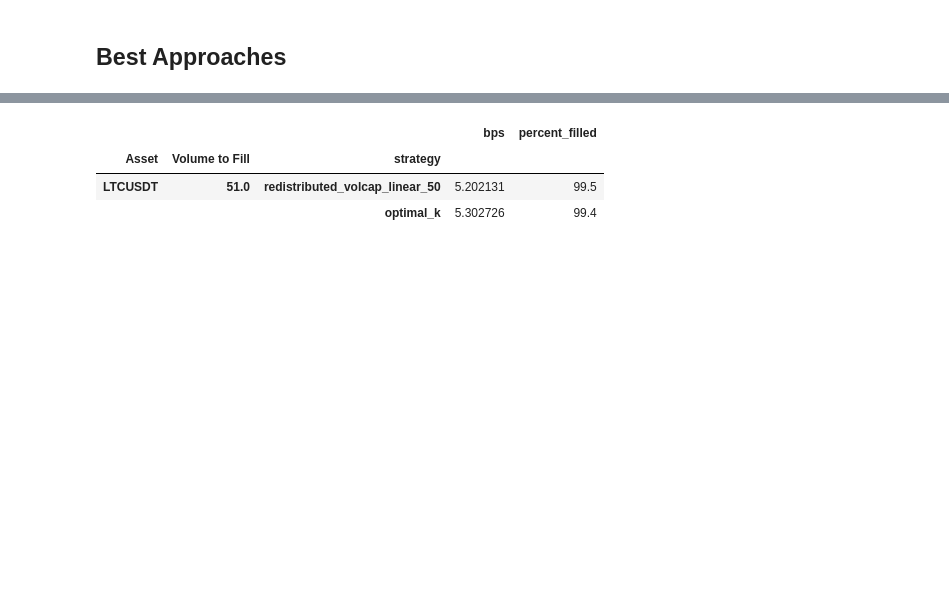
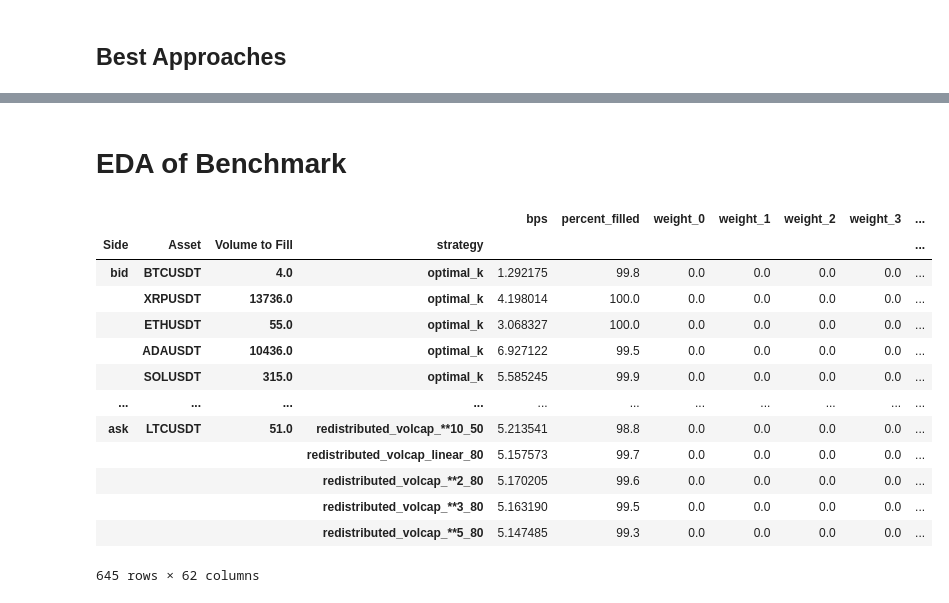
Before and after one commit to JosephZacharyGawlik/Ultramarin, a Jupyter notebook: capping.ipynb, the cells around one changed output, grey strips where cells are left out. Cells and saved outputs as stored; diff of their text form; code cells hidden in the pictures; blank space fills up the shorter version.

Commit message:
completed joe benchmark

```diff
--- a/capping.ipynb
+++ b/capping.ipynb
@@ -715,7 +744,2 @@ get_top_with_optimal(benchmark, data_assets[5], top_n=1)
 # %%
-get_top_with_optimal(benchmark, data_assets[6], top_n=1)
+get_top_with_optimal(benchmark.loc["ask"], data_assets[6], top_n=1).drop(columns=positions_cols)
-# %% [output]
-|  |  |  | bps | percent_filled |
-| Asset | Volume to Fill | strategy |  |  |
-| LTCUSDT | 51.0 | redistributed_volcap_linear_50 | 5.202131 | 99.5 |
-|  |  | optimal_k | 5.302726 | 99.4 |
@@ -721,0 +750,21 @@ get_top_with_optimal(benchmark, data_assets[6], top_n=1)
+# %% [markdown]
+# EDA of Benchmark
+# %%
+old_benchmark = pd.read_csv("benchmark_results.csv", index_col=[0, 1, 2, 3])
+# %%
+old_benchmark#.index
+# %% [output]
+|  |  |  |  | bps | percent_filled | weight_0 | weight_1 | weight_2 | weight_3 | ... |
+| Side | Asset | Volume to Fill | strategy |  |  |  |  |  |  | ... |
+| bid | BTCUSDT | 4.0 | optimal_k | 1.292175 | 99.8 | 0.0 | 0.0 | 0.0 | 0.0 | ... |
+|  | XRPUSDT | 13736.0 | optimal_k | 4.198014 | 100.0 | 0.0 | 0.0 | 0.0 | 0.0 | ... |
+|  | ETHUSDT | 55.0 | optimal_k | 3.068327 | 100.0 | 0.0 | 0.0 | 0.0 | 0.0 | ... |
+|  | ADAUSDT | 10436.0 | optimal_k | 6.927122 | 99.5 | 0.0 | 0.0 | 0.0 | 0.0 | ... |
+|  | SOLUSDT | 315.0 | optimal_k | 5.585245 | 99.9 | 0.0 | 0.0 | 0.0 | 0.0 | ... |
+| ... | ... | ... | ... | ... | ... | ... | ... | ... | ... | ... |
+| ask | LTCUSDT | 51.0 | redistributed_volcap_**10_50 | 5.213541 | 98.8 | 0.0 | 0.0 | 0.0 | 0.0 | ... |
+|  |  |  | redistributed_volcap_linear_80 | 5.157573 | 99.7 | 0.0 | 0.0 | 0.0 | 0.0 | ... |
+|  |  |  | redistributed_volcap_**2_80 | 5.170205 | 99.6 | 0.0 | 0.0 | 0.0 | 0.0 | ... |
+|  |  |  | redistributed_volcap_**3_80 | 5.163190 | 99.5 | 0.0 | 0.0 | 0.0 | 0.0 | ... |
+|  |  |  | redistributed_volcap_**5_80 | 5.147485 | 99.3 | 0.0 | 0.0 | 0.0 | 0.0 | ... |
+645 rows × 62 columns
```
Also changed, not shown: parts of 34 cells of this notebook, 3 other files.
